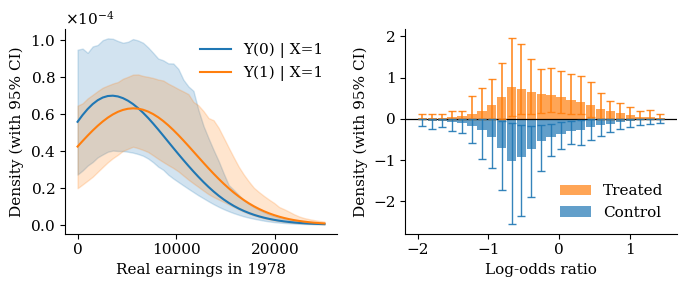
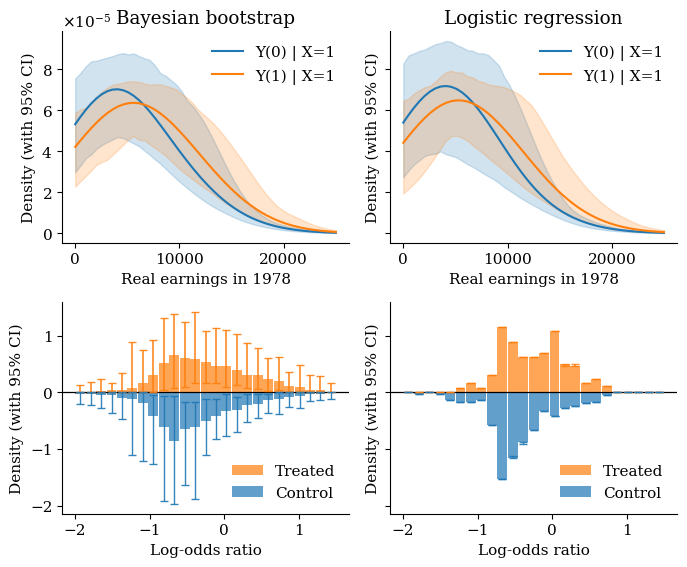
The change to this notebook cell's code, shown as a diff; its figure went from the first image to the second:
--- before
+++ after
@@ -9,30 +9,11 @@
 })
 
-fig, axes = plt.subplots(1, 2, figsize=(7, 3))
-
-# Left panel: ATT counterfactual densities
-ax = axes[0]
-ax.plot(y_grid_orig, res_tt['x_0']['mean'] / sig_y, label="Y(0) | X=1", color='tab:blue')
-ax.fill_between(y_grid_orig, res_tt['x_0']['low'] / sig_y, res_tt['x_0']['high'] / sig_y, color='tab:blue', alpha=0.2)
-ax.plot(y_grid_orig, res_tt['x_1']['mean'] / sig_y, label="Y(1) | X=1", color='tab:orange')
-ax.fill_between(y_grid_orig, res_tt['x_1']['low'] / sig_y, res_tt['x_1']['high'] / sig_y, color='tab:orange', alpha=0.2)
-ax.set_xlabel("Real earnings in 1978")
-ax.set_xticks([0, 10000, 20000])
-ax.set_ylabel("Density (with 95% CI)")
-ax.legend(frameon=False)
-fmt = ticker.ScalarFormatter(useMathText=True)
-fmt.set_powerlimits((0, 0))
-ax.yaxis.set_major_formatter(fmt)
-
-# Right panel: back-to-back histogram of log-odds propensity scores
-ps = res_tt['propensity_scores']  # (B_post, n)
-log_odds = np.log(np.clip(ps, 1e-6, 1 - 1e-6) / np.clip(1 - ps, 1e-6, 1 - 1e-6))
+fig, axes = plt.subplots(2, 2, figsize=(7, 6), sharey='row')
 
 bins = np.linspace(-2, 1.5, 26)
 bin_centres = 0.5 * (bins[:-1] + bins[1:])
 width = bins[1] - bins[0]
-B_post = ps.shape[0]
 
-def _hist_density(lo_samples, x_flag):
+def _hist_density(lo_samples, x_flag, B_post):
     out = np.zeros((B_post, len(bins) - 1))
     for b in range(B_post):
@@ -42,31 +23,58 @@
     return out
 
-hist_trt  = _hist_density(log_odds, 1)
-hist_ctrl = _hist_density(log_odds, 0)
+def _plot_att_densities(ax, res, title):
+    ax.plot(y_grid_orig, res['x_0']['mean'] / sig_y, label="Y(0) | X=1", color='tab:blue')
+    ax.fill_between(y_grid_orig, res['x_0']['low'] / sig_y, res['x_0']['high'] / sig_y, color='tab:blue', alpha=0.2)
+    ax.plot(y_grid_orig, res['x_1']['mean'] / sig_y, label="Y(1) | X=1", color='tab:orange')
+    ax.fill_between(y_grid_orig, res['x_1']['low'] / sig_y, res['x_1']['high'] / sig_y, color='tab:orange', alpha=0.2)
+    ax.set_xlabel("Real earnings in 1978")
+    ax.set_xticks([0, 10000, 20000])
+    ax.set_ylabel("Density (with 95% CI)")
+    ax.set_title(title)
+    ax.legend(frameon=False)
+    fmt = ticker.ScalarFormatter(useMathText=True)
+    fmt.set_powerlimits((0, 0))
+    ax.yaxis.set_major_formatter(fmt)
 
-mean_trt = hist_trt.mean(axis=0)
-lo_trt   = np.quantile(hist_trt,  0.025, axis=0)
-hi_trt   = np.quantile(hist_trt,  0.975, axis=0)
+def _plot_propensity_hist(ax, res):
+    ps = res['propensity_scores']  # (B_post, n)
+    log_odds = np.log(np.clip(ps, 1e-6, 1 - 1e-6) / np.clip(1 - ps, 1e-6, 1 - 1e-6))
+    B_post = ps.shape[0]
 
-mean_ctrl = hist_ctrl.mean(axis=0)
-lo_ctrl   = np.quantile(hist_ctrl, 0.025, axis=0)
-hi_ctrl   = np.quantile(hist_ctrl, 0.975, axis=0)
+    hist_trt  = _hist_density(log_odds, 1, B_post)
+    hist_ctrl = _hist_density(log_odds, 0, B_post)
 
-ax = axes[1]
-ax.axhline(0, color='black', linewidth=0.9)
+    # use the median rather than the mean: since lo/hi are the 2.5%/97.5% quantiles
+    # of the same samples, the median is guaranteed to lie between them (quantiles
+    # are monotonic), so the error-bar lengths med - lo and hi - med are always >= 0
+    med_trt = np.quantile(hist_trt,  0.5,   axis=0)
+    lo_trt  = np.quantile(hist_trt,  0.025, axis=0)
+    hi_trt  = np.quantile(hist_trt,  0.975, axis=0)
 
-ax.bar(bin_centres,  mean_trt,  width=width * 0.95, color='tab:orange', label='Treated', alpha=0.7)
-ax.errorbar(bin_centres, mean_trt, yerr=[mean_trt - lo_trt, hi_trt - mean_trt],
-            fmt='none', color='tab:orange', capsize=3, linewidth=1.2, alpha=0.9)
+    med_ctrl = np.quantile(hist_ctrl, 0.5,   axis=0)
+    lo_ctrl  = np.quantile(hist_ctrl, 0.025, axis=0)
+    hi_ctrl  = np.quantile(hist_ctrl, 0.975, axis=0)
 
+    ax.axhline(0, color='black', linewidth=0.9)
 
-ax.bar(bin_centres, -mean_ctrl, width=width * 0.95, color='tab:blue', label='Control', alpha=0.7)
-ax.errorbar(bin_centres, -mean_ctrl, yerr=[hi_ctrl - mean_ctrl, mean_ctrl - lo_ctrl],
-            fmt='none', color='tab:blue', capsize=3, linewidth=1.0, alpha=0.9)
+    ax.bar(bin_centres,  med_trt,  width=width * 0.95, color='tab:orange', label='Treated', alpha=0.7)
+    ax.errorbar(bin_centres, med_trt, yerr=[med_trt - lo_trt, hi_trt - med_trt],
+                fmt='none', color='tab:orange', capsize=3, linewidth=1.2, alpha=0.9)
 
+    ax.bar(bin_centres, -med_ctrl, width=width * 0.95, color='tab:blue', label='Control', alpha=0.7)
+    ax.errorbar(bin_centres, -med_ctrl, yerr=[hi_ctrl - med_ctrl, med_ctrl - lo_ctrl],
+                fmt='none', color='tab:blue', capsize=3, linewidth=1.0, alpha=0.9)
 
-ax.set_xlabel("Log-odds ratio")
-ax.set_ylabel("Density (with 95% CI)")
-ax.legend(frameon=False)
+    ax.set_xlabel("Log-odds ratio")
+    ax.set_ylabel("Density (with 95% CI)")
+    ax.legend(frameon=False)
+
+# Left column: Bayesian bootstrap approach (mp_density_att)
+_plot_att_densities(axes[0, 0], res_tt, "Bayesian bootstrap")
+_plot_propensity_hist(axes[1, 0], res_tt)
+
+# Right column: logistic regression / natural gradient approach (mp_density_att_logistic)
+_plot_att_densities(axes[0, 1], res_log, "Logistic regression")
+_plot_propensity_hist(axes[1, 1], res_log)
 
 plt.tight_layout()

Commit: Implemented logistic regression based resampling